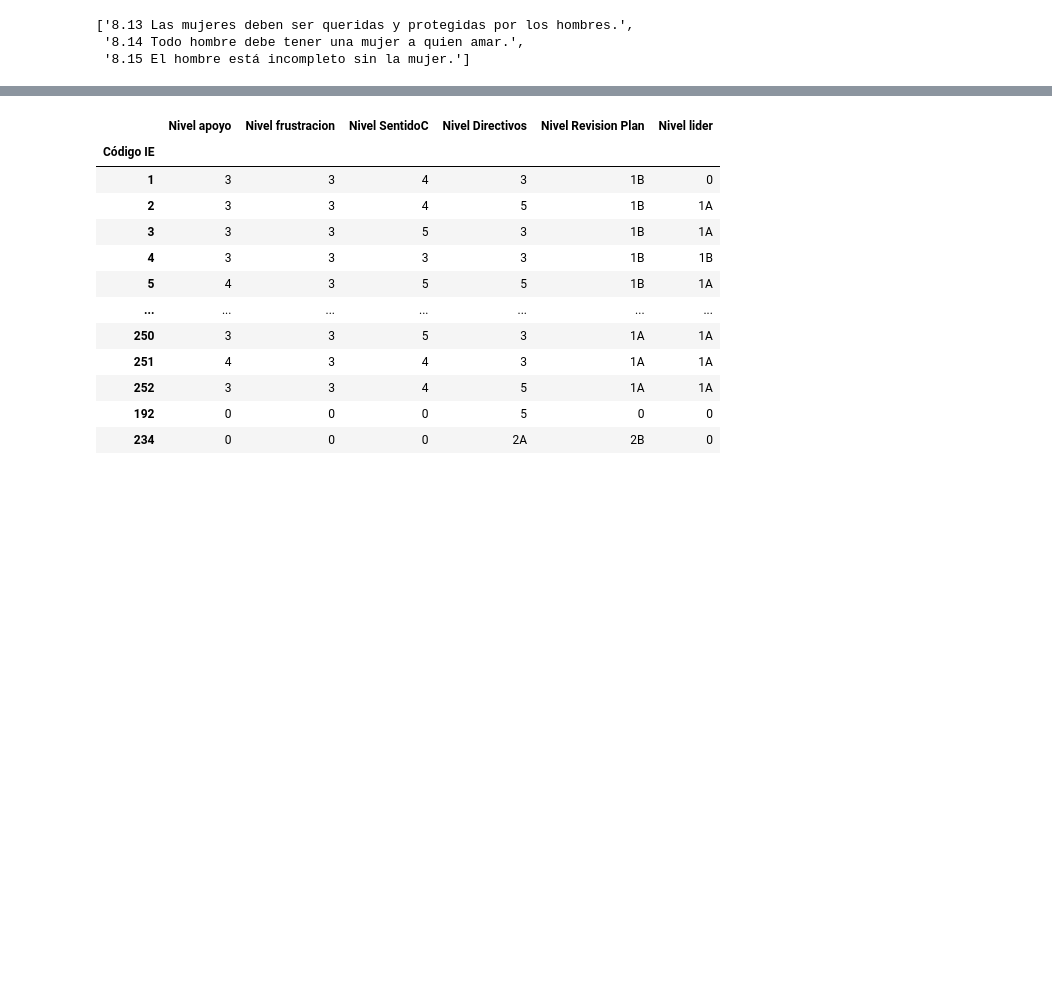
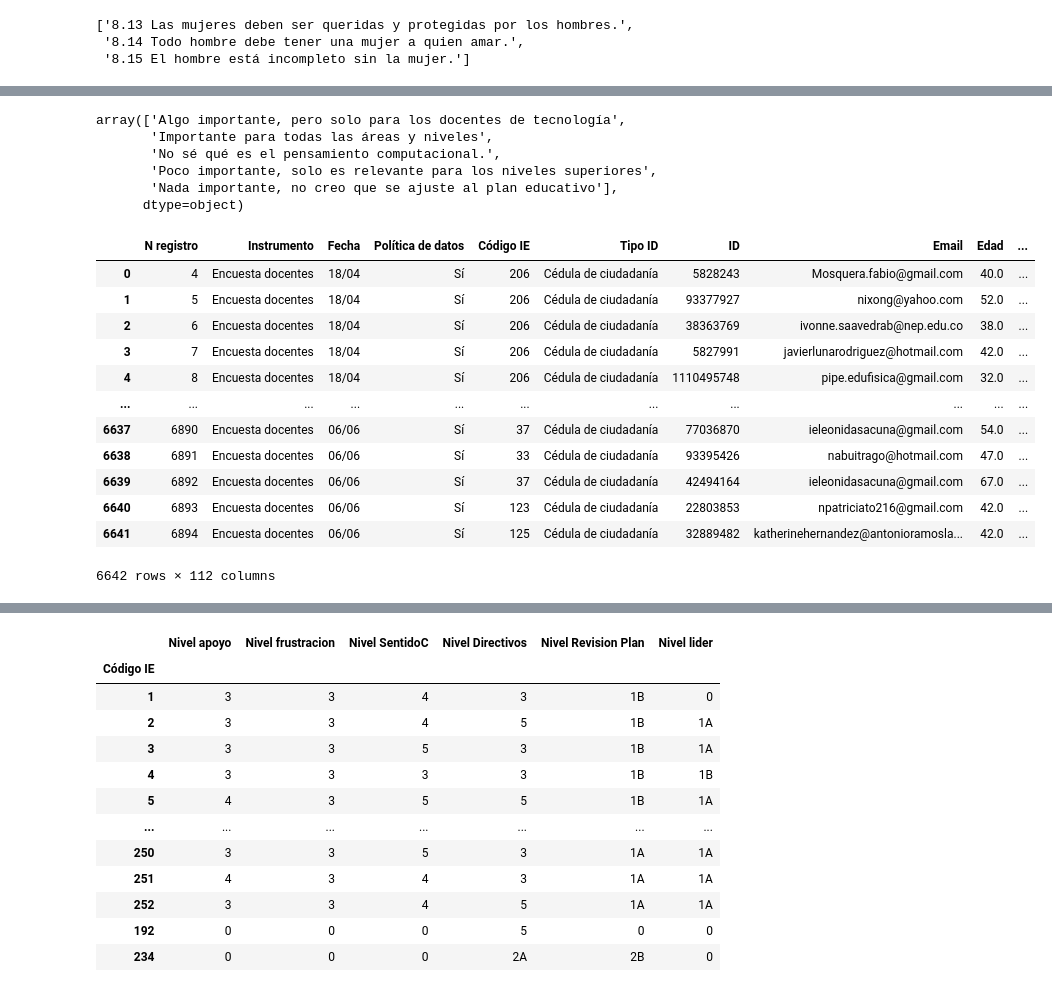
Before and after one commit to Grupo-Informatica-Educativa/CFK2022, a Jupyter notebook: utils/cleaners/Marco_consolidacion/consolidacion_D3.ipynb, the cells around one changed output, grey strips where cells are left out. Drawn from its saved outputs; the diff is of its cells as text; code cells hidden in the pictures; blank space fills up the shorter version.

```diff
--- a/utils/cleaners/Marco_consolidacion/consolidacion_D3.ipynb
+++ b/utils/cleaners/Marco_consolidacion/consolidacion_D3.ipynb
@@ -432,2 +444,11 @@ doc_escalas
+# %%
+doc_escalas['Considera importante enseñar el pensamiento computacional desde los primeros niveles educativos'].unique()
+# %% [output]
+array(['Algo importante, pero solo para los docentes de tecnología',
+       'Importante para todas las áreas y niveles',
+       'No sé qué es el pensamiento computacional.',
+       'Poco importante, solo es relevante para los niveles superiores',
+       'Nada importante, no creo que se ajuste al plan educativo'],
+      dtype=object)
 # %%
 doc_escalas[col_practicas_ped] = doc_escalas[col_practicas_ped].fillna(0)
@@ -434,6 +456,26 @@ doc_escalas[col_practicas_ped] = doc_escalas[col_practicas_ped].fillna(0)
 # %%
-doc_escalas['No conocePC']=1*(doc_escalas['Considera importante enseñar el pensamiento computacional desde los primeros niveles educativos']=='No sé qué es el pensamiento computacional.')
-
+doc_escalas['No conocePC']=1*(doc_escalas['Considera importante enseñar el pensamiento computacional desde los primeros niveles educativos'].isin(['No sé qué es el pensamiento computacional.','Nada importante, no creo que se ajuste al plan educativo']))
 doc_escalas['ReconoceImportancia']=1*(doc_escalas['Considera importante enseñar el pensamiento computacional desde los primeros niveles educativos'].isin(['Algo importante, pero solo para los docentes de tecnología', 'Importante para todas las áreas y niveles']))
 doc_escalas['Formado'] = 1*(doc_escalas['Formado CFK']=="Sí")
 doc_escalas['Formado_noI'] = 1*((doc_escalas['Formado CFK']=="Sí")&(doc_escalas['Implementa fichas']=="No"))
+doc_escalas['Docente_TeI'] = 1*(~doc_escalas['¿Cuáles de las siguientes áreas enseña y en qué grado? [Tecnología e informática.]'].isna())
+doc_escalas['Frecuencia_PracticasP']=doc_escalas[col_practicas_ped].mean(axis=1)
+doc_escalas['Cantidad_PracticasP']=doc_escalas[col_practicas_ped].astype(bool).sum(axis=1)
+doc_escalas['Frecuencia_PracticasE']=doc_escalas[col_practicas_eval[1:]].mean(axis=1)
+doc_escalas['Cantidad_PracticasE']=doc_escalas[col_practicas_eval[1:]].astype(bool).sum(axis=1)
+doc_escalas['Err_conceptuales'] = (doc_escalas[col_errores_conceptuales].sum(axis=1))/2
+doc_escalas
+# %% [output]
+|  | N registro | Instrumento | Fecha | Política de datos | Código IE | Tipo ID | ID | Email | Edad | ... |
+| 0 | 4 | Encuesta docentes | 18/04 | Sí | 206 | Cédula de ciudadanía | 5828243 | Mosquera.fabio@gmail.com | 40.0 | ... |
+| 1 | 5 | Encuesta docentes | 18/04 | Sí | 206 | Cédula de ciudadanía | 93377927 | nixong@yahoo.com | 52.0 | ... |
+| 2 | 6 | Encuesta docentes | 18/04 | Sí | 206 | Cédula de ciudadanía | 38363769 | ivonne.saavedrab@nep.edu.co | 38.0 | ... |
+| 3 | 7 | Encuesta docentes | 18/04 | Sí | 206 | Cédula de ciudadanía | 5827991 | javierlunarodriguez@hotmail.com | 42.0 | ... |
+| 4 | 8 | Encuesta docentes | 18/04 | Sí | 206 | Cédula de ciudadanía | 1110495748 | pipe.edufisica@gmail.com | 32.0 | ... |
+| ... | ... | ... | ... | ... | ... | ... | ... | ... | ... | ... |
+| 6637 | 6890 | Encuesta docentes | 06/06 | Sí | 37 | Cédula de ciudadanía | 77036870 | ieleonidasacuna@gmail.com | 54.0 | ... |
+| 6638 | 6891 | Encuesta docentes | 06/06 | Sí | 33 | Cédula de ciudadanía | 93395426 | nabuitrago@hotmail.com | 47.0 | ... |
+| 6639 | 6892 | Encuesta docentes | 06/06 | Sí | 37 | Cédula de ciudadanía | 42494164 | ieleonidasacuna@gmail.com | 67.0 | ... |
+| 6640 | 6893 | Encuesta docentes | 06/06 | Sí | 123 | Cédula de ciudadanía | 22803853 | npatriciato216@gmail.com | 42.0 | ... |
+| 6641 | 6894 | Encuesta docentes | 06/06 | Sí | 125 | Cédula de ciudadanía | 32889482 | katherinehernandez@antonioramosla... | 42.0 | ... |
+6642 rows × 112 columns
```
Also changed, not shown: parts of 24 cells of this notebook.
